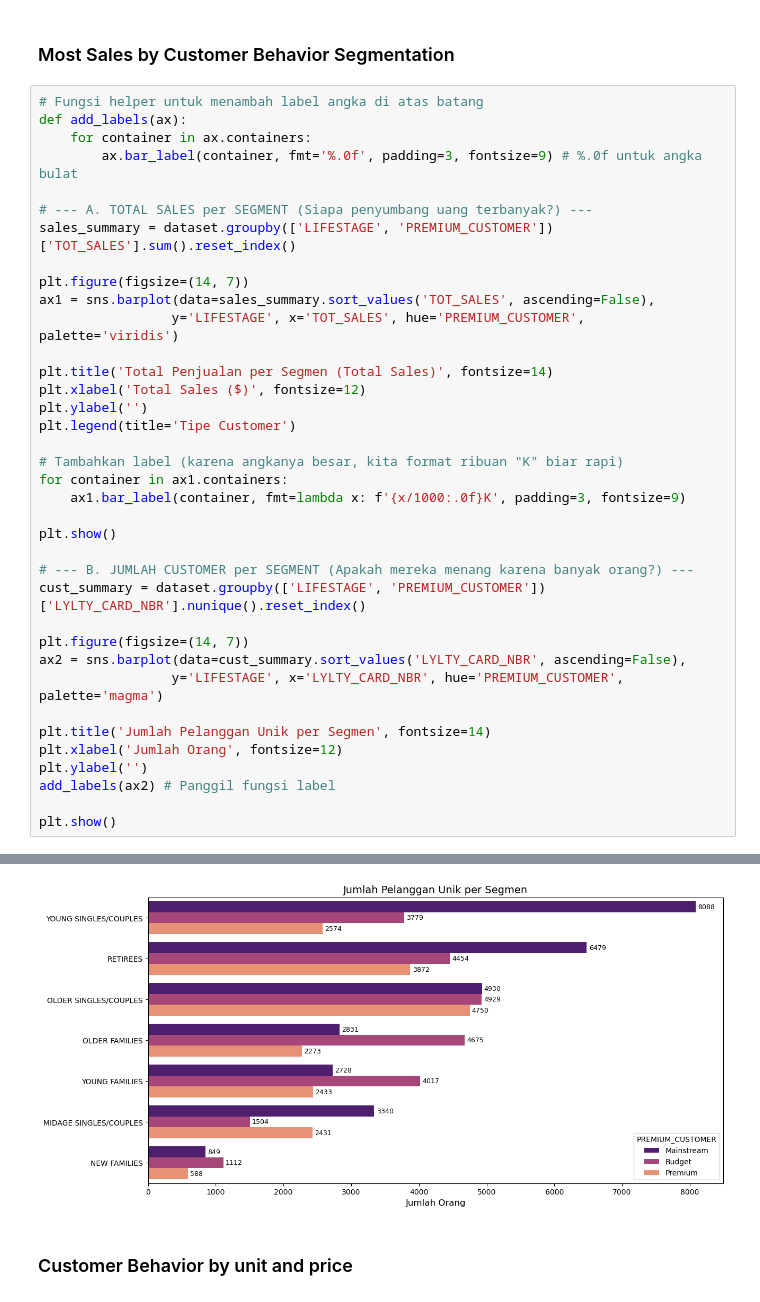
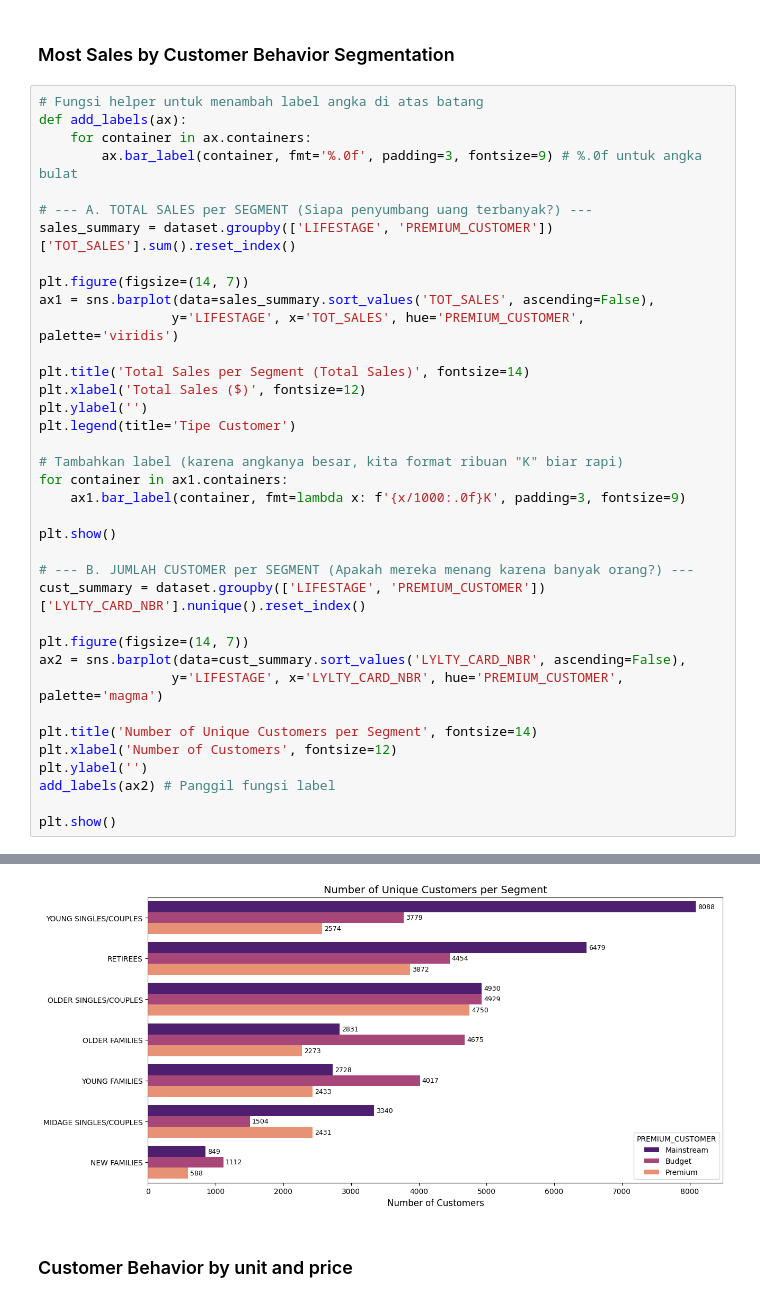
Before and after one commit to MuhZainur/Quantum_Project, a Jupyter notebook: DA/Julia_Analysis_Data_Task_1.ipynb, the cells around one changed output, grey strips where cells are left out. Drawn from its saved outputs; the diff is of its cells as text.

```diff
--- a/DA/Julia_Analysis_Data_Task_1.ipynb
+++ b/DA/Julia_Analysis_Data_Task_1.ipynb
@@ -350,7 +350,7 @@ plt.figure(figsize=(14, 7))
 ax1 = sns.barplot(data=sales_summary.sort_values('TOT_SALES', ascending=False),
                  y='LIFESTAGE', x='TOT_SALES', hue='PREMIUM_CUSTOMER', palette='viridis')
 
-plt.title('Total Penjualan per Segmen (Total Sales)', fontsize=14)
+plt.title('Total Sales per Segment (Total Sales)', fontsize=14)
 plt.xlabel('Total Sales ($)', fontsize=12)
 plt.ylabel('')
 plt.legend(title='Tipe Customer')
@@ -368,8 +368,8 @@ plt.figure(figsize=(14, 7))
 ax2 = sns.barplot(data=cust_summary.sort_values('LYLTY_CARD_NBR', ascending=False),
                  y='LIFESTAGE', x='LYLTY_CARD_NBR', hue='PREMIUM_CUSTOMER', palette='magma')
 
-plt.title('Jumlah Pelanggan Unik per Segmen', fontsize=14)
-plt.xlabel('Jumlah Orang', fontsize=12)
+plt.title('Number of Unique Customers per Segment', fontsize=14)
+plt.xlabel('Number of Customers', fontsize=12)
 plt.ylabel('')
 add_labels(ax2) # Panggil fungsi label
 
@@ -379,4 +379,4 @@ plt.show()
-[figure, old version]
+[figure, new version]
 # %% [markdown]
 ### Customer Behavior by unit and  price
 # %%
```
Also changed, not shown: parts of 8 cells of this notebook, 15 other files.
